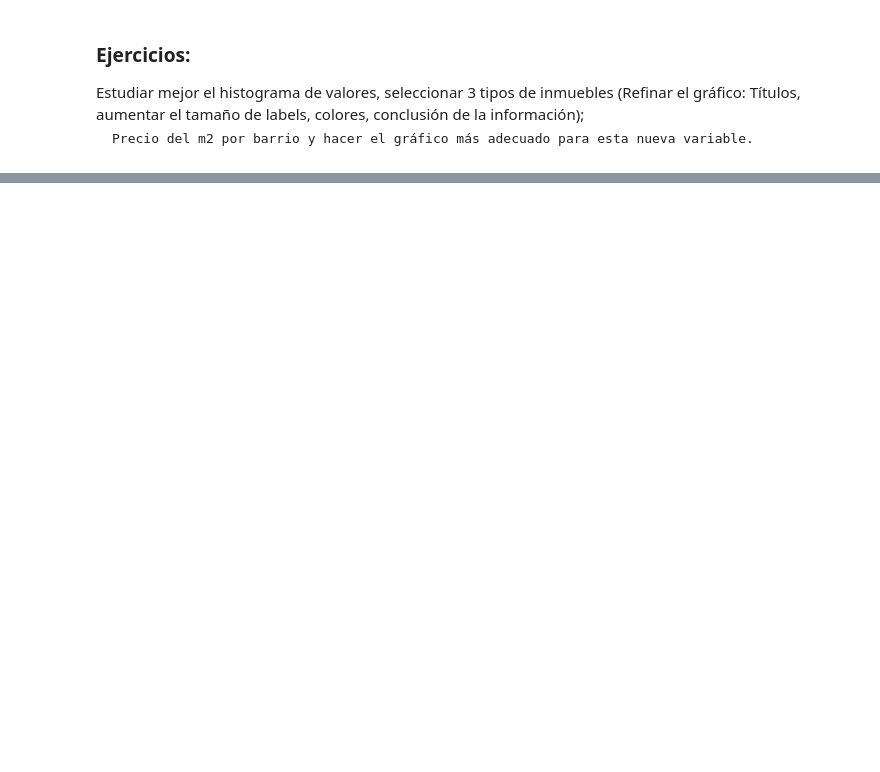
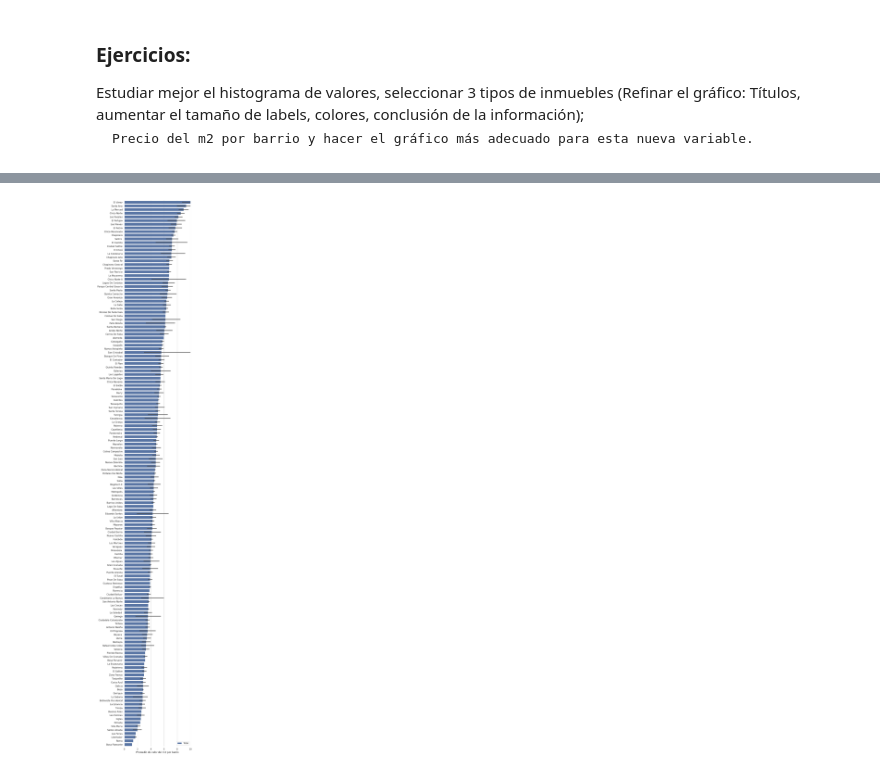
Before and after one commit to zalotores/InmersionDataScienceConPython, a Jupyter notebook: clase1/Clase1.ipynb, the cells around one changed output, grey strips where cells are left out. Saved outputs shown, nothing was run; the diff lists cells and outputs as text; code cells hidden in the pictures; blank space fills up the shorter version.

```diff
--- a/clase1/Clase1.ipynb
+++ b/clase1/Clase1.ipynb
@@ -391,0 +428,3 @@ plt.show()
+# %%
+inmuebles['PrecioM2'] = inmuebles['PrecioMillon'] / inmuebles['Area']
+inmuebles.sort_values(by='Barrio', ascending=False)
@@ -391,0 +464,11 @@ plt.show()
+# %%
+f, ax = plt.subplots(figsize=(6, 50))
+sns.set_theme(style="whitegrid")
+datos = inmuebles.sort_values('Barrio', ascending=False)
+sns.barplot(x='PrecioM2', y='Barrio', data=datos, label="Total", color="b", orient='h',
+             order=datos.groupby('Barrio')['PrecioM2'].agg('mean').sort_values(ascending=False).index)
+ax.legend(ncol=2, loc="lower right", frameon=True)
+ax.set(xlim=(0, 10), ylabel="", xlabel="Promedio de valor del m2 por barrio")
+sns.despine(left=True, bottom=True)
+# %% [output]
+[figure, added]
```
Also changed, not shown: parts of 14 cells of this notebook.
